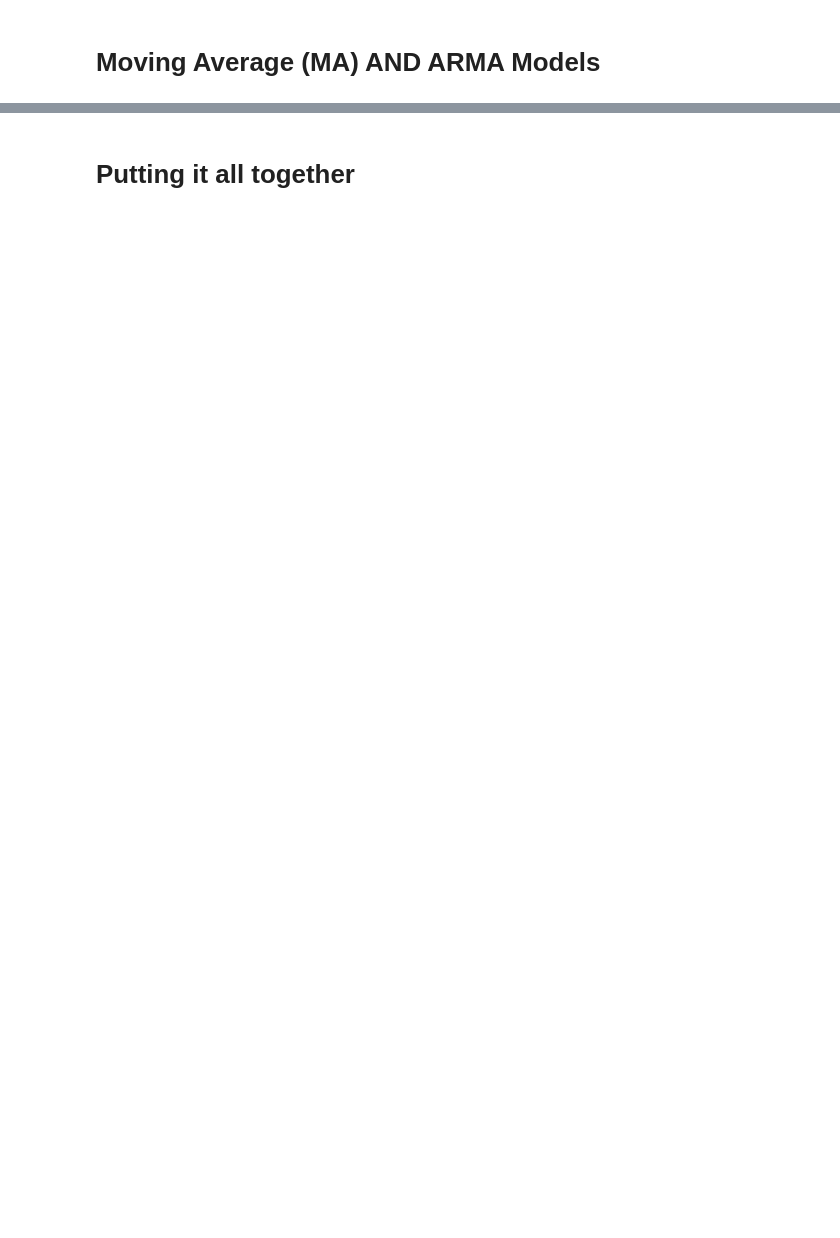
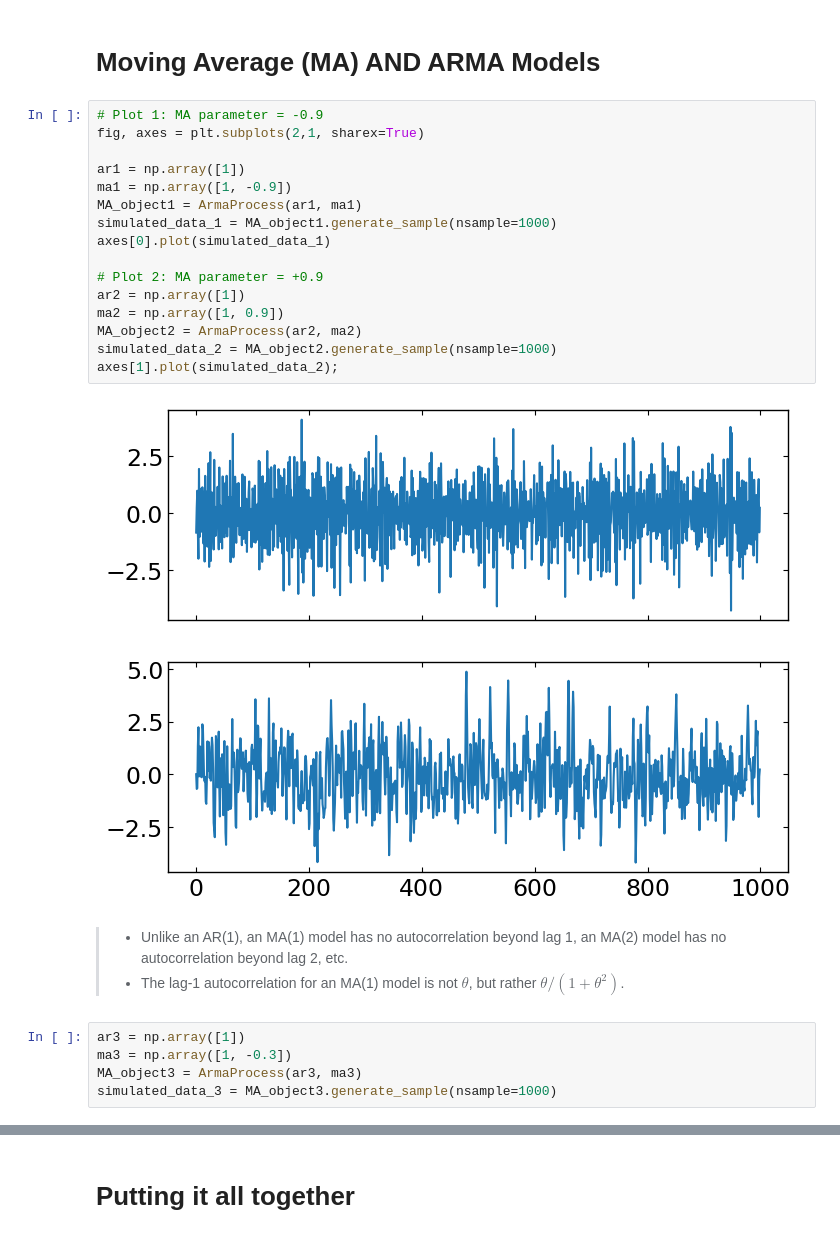
Before and after one commit to astrodoo/Springboard, a Jupyter notebook: datacamp/notebook/Unit14.6_Time_Series_Analysis.ipynb, the cells around one changed output, grey strips where cells are left out. Drawn from its saved outputs; the diff is of its cells as text; blank space fills up the shorter version.

```diff
--- a/datacamp/notebook/Unit14.6_Time_Series_Analysis.ipynb
+++ b/datacamp/notebook/Unit14.6_Time_Series_Analysis.ipynb
@@ -756,2 +695,28 @@ ax.set_ylabel('Bayesian Information Criterion');
 # %% [markdown]
 # Moving Average (MA) AND ARMA Models
+# %%
+# Plot 1: MA parameter = -0.9
+fig, axes = plt.subplots(2,1, sharex=True)
+
+ar1 = np.array([1])
+ma1 = np.array([1, -0.9])
+MA_object1 = ArmaProcess(ar1, ma1)
+simulated_data_1 = MA_object1.generate_sample(nsample=1000)
+axes[0].plot(simulated_data_1)
+
+# Plot 2: MA parameter = +0.9
+ar2 = np.array([1])
+ma2 = np.array([1, 0.9])
+MA_object2 = ArmaProcess(ar2, ma2)
+simulated_data_2 = MA_object2.generate_sample(nsample=1000)
+axes[1].plot(simulated_data_2);
+# %% [output]
+[figure, added]
+# %% [markdown]
+> - Unlike an AR(1), an MA(1) model has no autocorrelation beyond lag 1, an MA(2) model has no autocorrelation beyond lag 2, etc.
+> - The lag-1 autocorrelation for an MA(1) model is not $\theta$, but rather $\theta/(1+\theta^2)$.
+# %%
+ar3 = np.array([1])
+ma3 = np.array([1, -0.3])
+MA_object3 = ArmaProcess(ar3, ma3)
+simulated_data_3 = MA_object3.generate_sample(nsample=1000)
```
Also changed, not shown: parts of 56 cells of this notebook, 15 other files.
